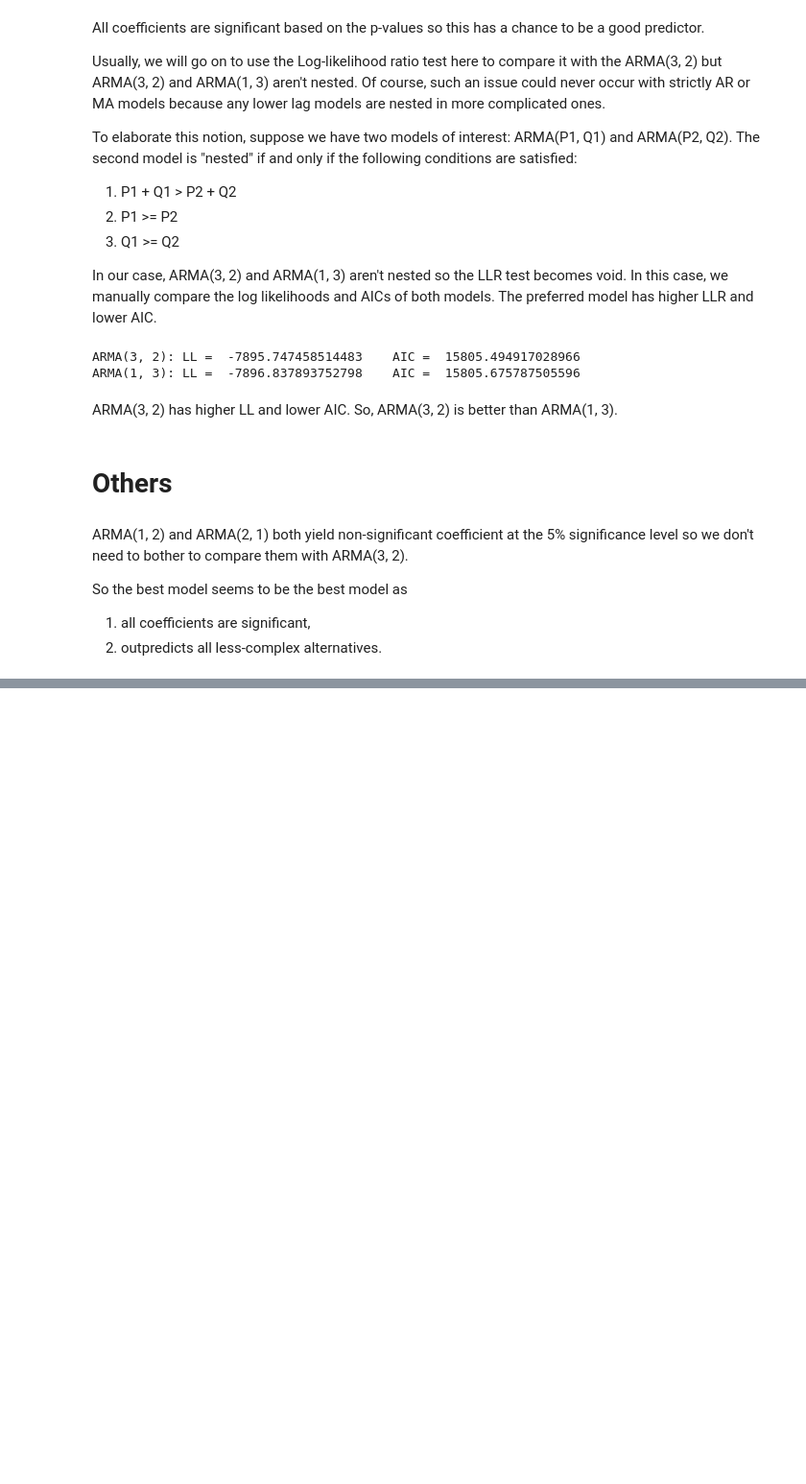
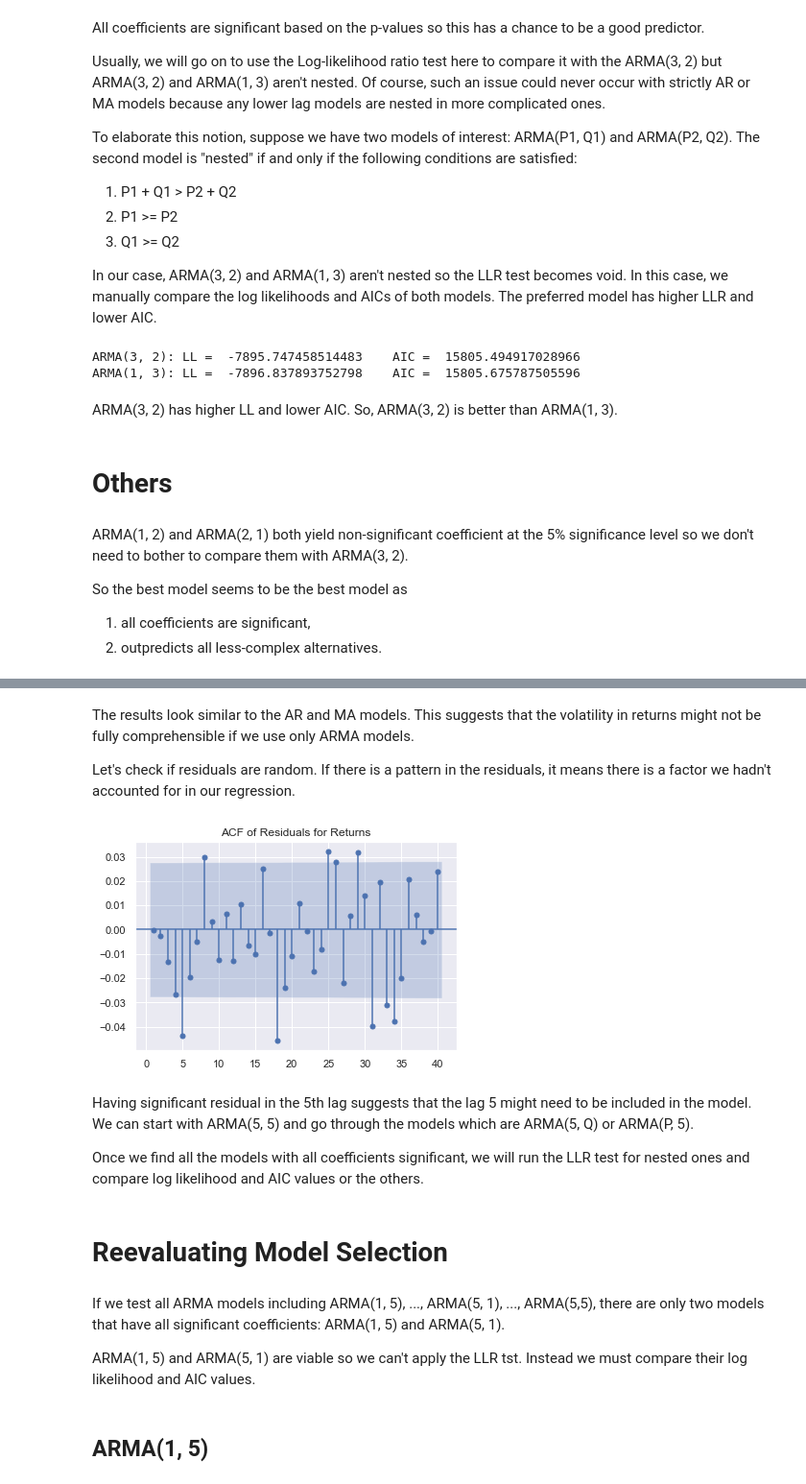
Before and after one commit to mkang32/snp500-analysis, a Jupyter notebook: notebooks/5.the_ARMA.ipynb, the cells around one changed output, grey strips where cells are left out. Shown at 96% size. Drawn from its saved outputs; the diff is of its cells as text; code cells hidden in the pictures; blank space fills up the shorter version.

```diff
--- a/notebooks/5.the_ARMA.ipynb
+++ b/notebooks/5.the_ARMA.ipynb
@@ -364,0 +387,22 @@ So the best model seems to be the best model as
+# %% [markdown]
+The results look similar to the AR and MA models. This suggests that the volatility in returns might not be fully comprehensible if we use only ARMA models.
+
+Let's check if residuals are random. If there is a pattern in the residuals, it means there is a factor we hadn't accounted for in our regression.
+# %%
+sgt.plot_acf(df.res_ret_ar_3_ma_2[2:], zero=False, lags=40)
+plt.title("ACF of Residuals for Returns")
+plt.show()
+# %% [output]
+[figure, added]
+# %% [markdown]
+Having significant residual in the 5th lag suggests that the lag 5 might need to be included in the model. We can start with ARMA(5, 5) and go through the models which are ARMA(5, Q) or ARMA(P, 5).
+
+Once we find all the models with all coefficients significant, we will run the LLR test for nested ones and compare log likelihood and AIC values or the others.
+# %% [markdown]
+# Reevaluating Model Selection
+# %% [markdown]
+If we test all ARMA models including ARMA(1, 5), ..., ARMA(5, 1), ..., ARMA(5,5), there are only two models that have all significant coefficients: ARMA(1, 5) and ARMA(5, 1).
+
+ARMA(1, 5) and ARMA(5, 1) are viable so we can't apply the LLR tst. Instead we must compare their log likelihood and AIC values.
+# %% [markdown]
+## ARMA(1, 5)
```
Also changed, not shown: parts of 14 cells of this notebook.
